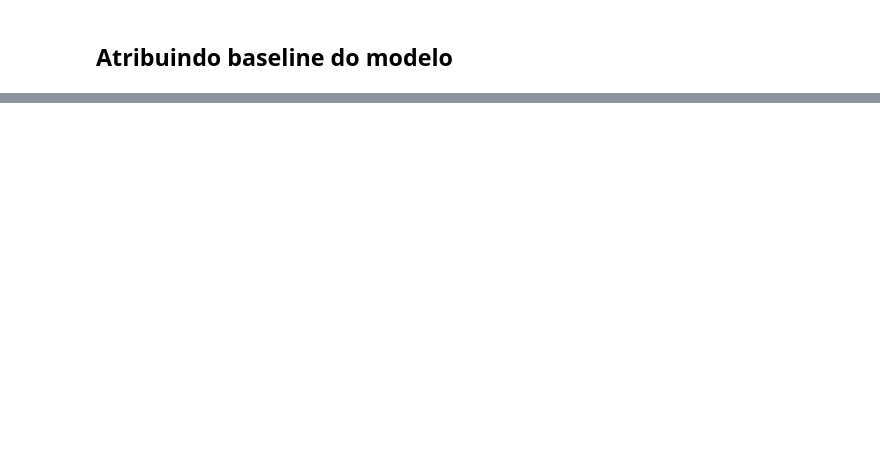
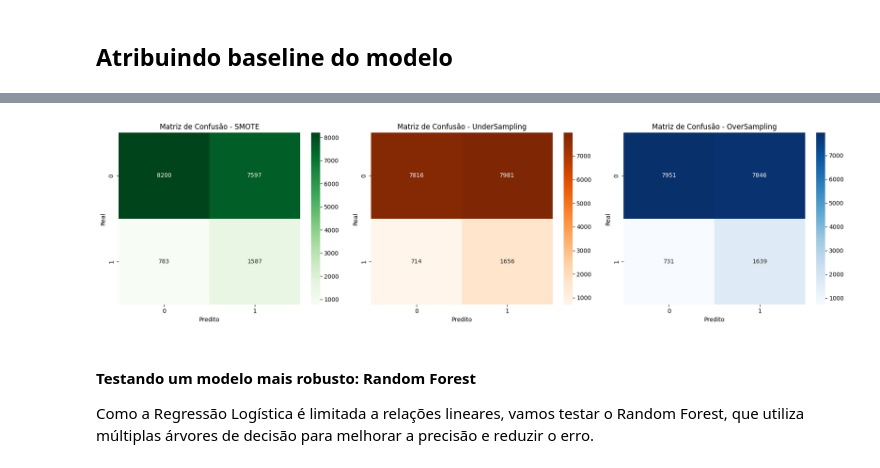
Before and after one commit to AleixoCodes/Machine-Learning-com-dados-do-Spotify, a Jupyter notebook: Analise_dos_dados_com_ML.ipynb, the cells around one changed output, grey strips where cells are left out. Saved outputs shown, nothing was run; the diff lists cells and outputs as text; code cells hidden in the pictures; blank space fills up the shorter version.

Commit message:
Avaliando outros modelos

```diff
--- a/Analise_dos_dados_com_ML.ipynb
+++ b/Analise_dos_dados_com_ML.ipynb
@@ -420,0 +477,29 @@ f1:        0.0
+# %%
+# Configurando a figura para três subplots
+fig, axes = plt.subplots(1, 3, figsize=(18, 5))
+
+# Heatmap - SMOTE
+sns.heatmap(confusion_matrix(y_val, y_pred_smt), annot=True, fmt='d', cmap='Greens', ax=axes[0])
+axes[0].set_title('Matriz de Confusão - SMOTE')
+axes[0].set_xlabel('Predito')
+axes[0].set_ylabel('Real')
+
+# Heatmap - UnderSampling (RUS)
+sns.heatmap(confusion_matrix(y_val, y_pred_rus), annot=True, fmt='d', cmap='Oranges', ax=axes[1])
+axes[1].set_title('Matriz de Confusão - UnderSampling')
+axes[1].set_xlabel('Predito')
+axes[1].set_ylabel('Real')
+
+# Heatmap - OverSampling (ROS)
+sns.heatmap(confusion_matrix(y_val, y_pred_ros), annot=True, fmt='d', cmap='Blues', ax=axes[2])
+axes[2].set_title('Matriz de Confusão - OverSampling')
+axes[2].set_xlabel('Predito')
+axes[2].set_ylabel('Real')
+
+plt.tight_layout()
+plt.show()
+# %% [output]
+[figure, added]
+# %% [markdown]
+#### **Testando um modelo mais robusto: Random Forest**
+Como a Regressão Logística é limitada a relações lineares, vamos testar o Random Forest, que utiliza múltiplas árvores de decisão para melhorar a precisão e reduzir o erro.
```
Also changed, not shown: parts of 18 cells of this notebook.
